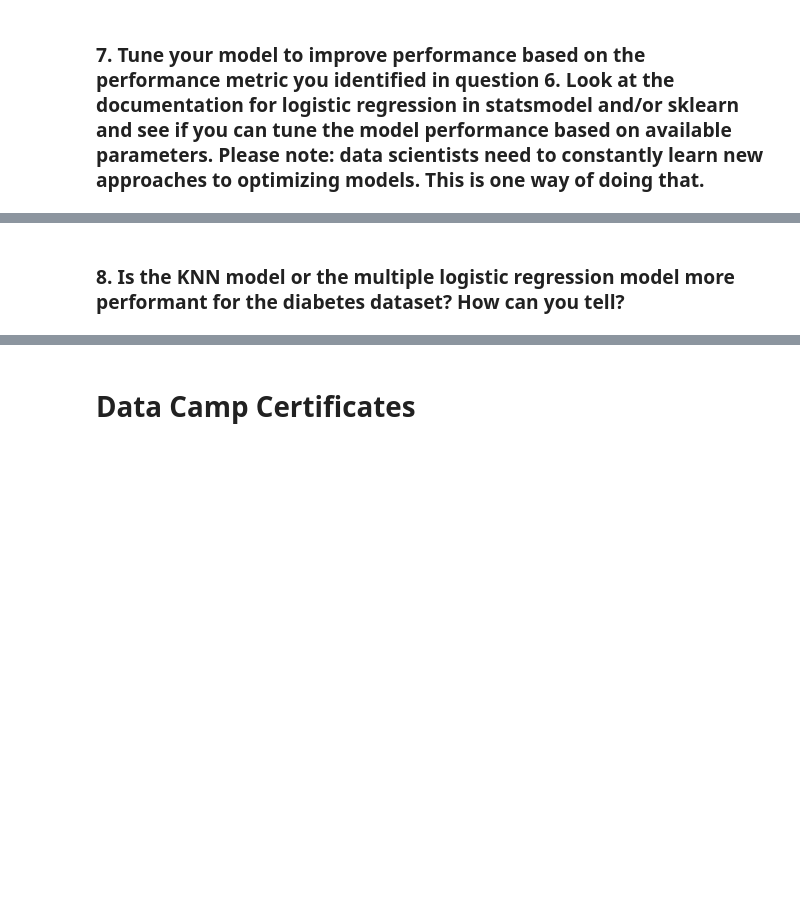
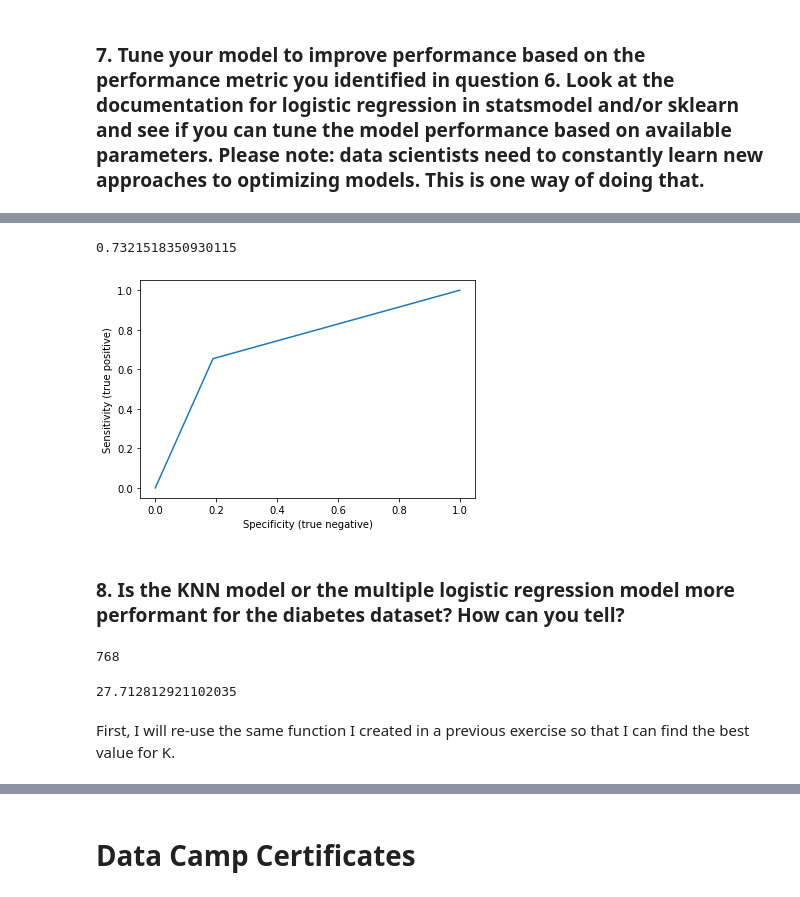
Before and after one commit to artolon/HW14-MLR-LogReg, a Jupyter notebook: Homework14.ipynb, the cells around one changed output, grey strips where cells are left out. Drawn from its saved outputs; the diff is of its cells as text; code cells hidden in the pictures; blank space fills up the shorter version.

```diff
--- a/Homework14.ipynb
+++ b/Homework14.ipynb
@@ -1071,0 +1099,15 @@ Our model already does a pretty decent job of predicting whether someone has dia
+# %%
+# Goal: We want to find where true positives are highest and the false positives are lowest.
+# Therefore, we basically want to find where the difference between these two values is the highest
+# The threshold value at that point, is what we want to use as our cut off value for our ROC curve
+
+
+# Return the index of the maximum values, so that we can find where the maximum threshold is located
+optimal = np.argmax(tpr - fpr) # optimal threshold is located at index 32 of the threshold array
+
+# Extract the value that is located at index 32 of our threshold array
+optimal_threshold = thresholds[optimal]
+print(optimal_threshold)
+
+# This also makes sense because, visually, in looking at our ROC plot,
+# the value that is closest to the upper left-hand corner appears to be pretty close to 0.37
@@ -1072,2 +1120,22 @@ Our model already does a pretty decent job of predicting whether someone has dia
+# %%
+# Create ammended array with my new values
+y_pred_tuned = np.where(y_pred_prob > optimal_threshold, 1, 0)
+# %%
+# fpr = false positive rate; tpr = true positive rate
+fpr2, tpr2, thresholds2 = metrics.roc_curve(y_test, y_pred_tuned)
+
+# Calculate the auc value from the ROC
+auc2 = metrics.roc_auc_score(y_test, y_pred_tuned)
+auc2
+# %% [output]
+0.7321518350930115
+# %%
+# Plot our ROC curve
+plt.plot(fpr2,tpr2)
+plt.ylabel('Sensitivity (true positive)')
+plt.xlabel('Specificity (true negative)')
+plt.show()
+# %% [output]
+[figure, added]
 # %% [markdown]
 ### 8.	Is the KNN model or the multiple logistic regression model more performant for the diabetes dataset? How can you tell?
@@ -1073,0 +1148,12 @@ Our model already does a pretty decent job of predicting whether someone has dia
+# %%
+# Find number of rows in data set
+len(diabetes.index) # 768 total rows
+# %% [output]
+768
+# %%
+### General rule of thumb of where to start: square root of number of rows
+np.sqrt(768)
+# %% [output]
+27.712812921102035
+# %% [markdown]
+First, I will re-use the same function I created in a previous exercise so that I can find the best value for K.
```
Also changed, not shown: parts of 41 cells of this notebook.
